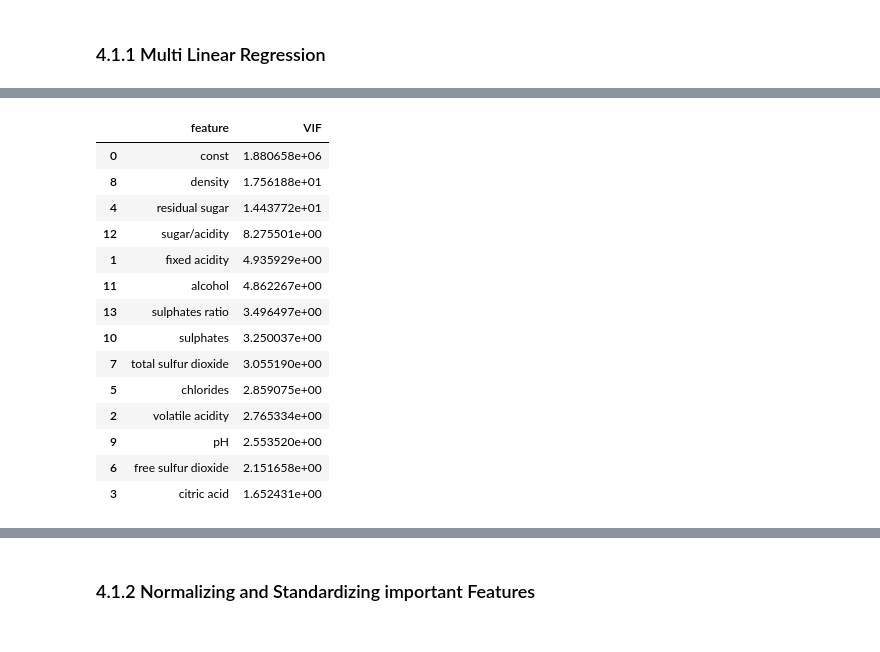
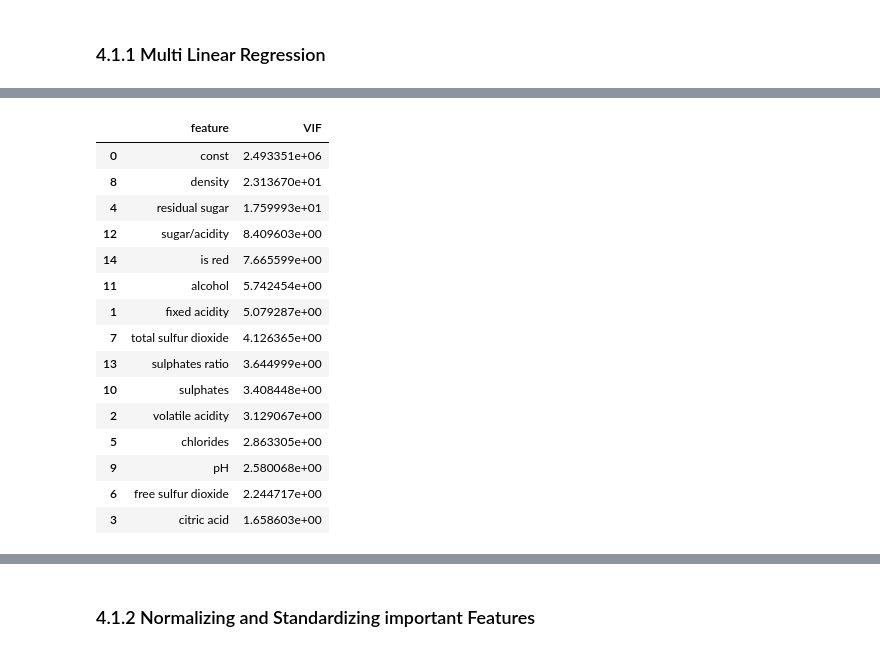
Before and after one commit to Muthonikiboi/Wine-Quality-Prediction, a Jupyter notebook: index.ipynb, the cells around one changed output, grey strips where cells are left out. Drawn from its saved outputs; the diff is of its cells as text; code cells hidden in the pictures.

```diff
--- a/index.ipynb
+++ b/index.ipynb
@@ -157,7 +152,3 @@ df.head()
 | 4 | white | 7.2 | 0.23 | 0.32 | 8.5 | 0.058 | 47.0 | ... |
 # %% [markdown]
 ## 3.4 Adding Important Columns
-# %%
-# Add the target we will use in our multi linear Rehression
-df['target'] = (df['quality'] >= 7).astype(int)
-df.head()
@@ -173,10 +155,8 @@ Created a `target` column that will be used in our `multilinear regression` as t
 # %%
 # Add quality labels in categories
 def qualityLabel(qual):
-  if qual <= 4:
+  if qual <= 6:
     return 'low'
-  elif qual <= 7:
-    return 'medium'
   else:
     return 'high'
 
@@ -191,3 +171,7 @@ df.head()
 | 4 | white | 7.2 | 0.23 | 0.32 | 8.5 | 0.058 | 47.0 | ... |
 # %% [markdown]
 Created a new column `quality label` that classifies the quality in to `low, medium` and `high` quality
+# %%
+# Create an encoding of the quality label (target)
+df['quality label encoded'] = df['quality label'].map({'low': 0, 'high': 1})
+df.head()
@@ -321,34 +335,35 @@ strong multicollinearity or other numerical problems.
 # %%
 features = [
     'fixed acidity', 'volatile acidity', 'citric acid', 'residual sugar', 'chlorides',
     'free sulfur dioxide', 'total sulfur dioxide', 'density', 'pH', 'sulphates', 'alcohol',
-    'sugar/acidity', 'sulphates ratio'
+    'sugar/acidity', 'sulphates ratio','is red'
 ]
 
-# Assume df is your full dataset
+# Assume df is our full dataset
 X = df[features].copy()
 # Add intercept for VIF calculation
 X = add_constant(X)
 
 # Calculate VIF for each feature
 vif_data = pd.DataFrame()
 vif_data["feature"] = X.columns
 vif_data["VIF"] = [variance_inflation_factor(X.values, i) for i in range(X.shape[1])]
 
 vif_data.sort_values("VIF", ascending=False)
 # %% [output]
 |  | feature | VIF |
-| 0 | const | 1.880658e+06 |
-| 8 | density | 1.756188e+01 |
-| 4 | residual sugar | 1.443772e+01 |
-| 12 | sugar/acidity | 8.275501e+00 |
-| 1 | fixed acidity | 4.935929e+00 |
-| 11 | alcohol | 4.862267e+00 |
-| 13 | sulphates ratio | 3.496497e+00 |
-| 10 | sulphates | 3.250037e+00 |
-| 7 | total sulfur dioxide | 3.055190e+00 |
-| 5 | chlorides | 2.859075e+00 |
-| 2 | volatile acidity | 2.765334e+00 |
-| 9 | pH | 2.553520e+00 |
-| 6 | free sulfur dioxide | 2.151658e+00 |
-| 3 | citric acid | 1.652431e+00 |
+| 0 | const | 2.493351e+06 |
+| 8 | density | 2.313670e+01 |
+| 4 | residual sugar | 1.759993e+01 |
+| 12 | sugar/acidity | 8.409603e+00 |
+| 14 | is red | 7.665599e+00 |
+| 11 | alcohol | 5.742454e+00 |
+| 1 | fixed acidity | 5.079287e+00 |
+| 7 | total sulfur dioxide | 4.126365e+00 |
+| 13 | sulphates ratio | 3.644999e+00 |
+| 10 | sulphates | 3.408448e+00 |
+| 2 | volatile acidity | 3.129067e+00 |
+| 5 | chlorides | 2.863305e+00 |
+| 9 | pH | 2.580068e+00 |
+| 6 | free sulfur dioxide | 2.244717e+00 |
+| 3 | citric acid | 1.658603e+00 |
```
Also changed, not shown: parts of 77 cells of this notebook, 1 other file.
